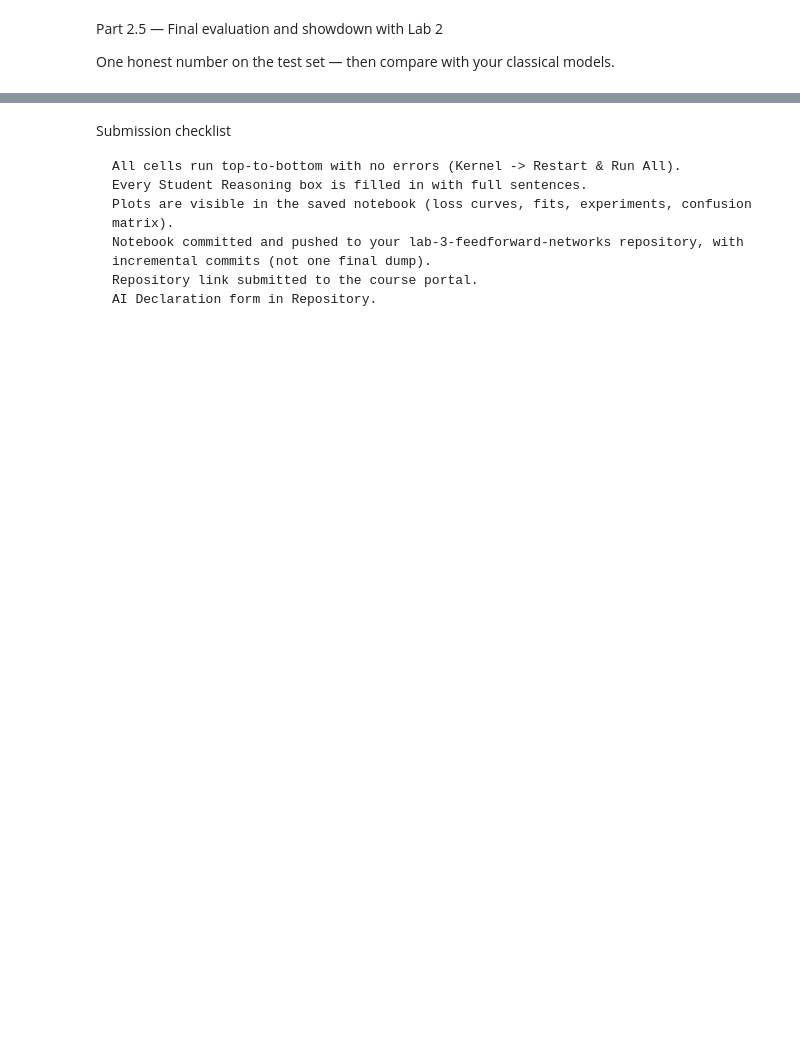
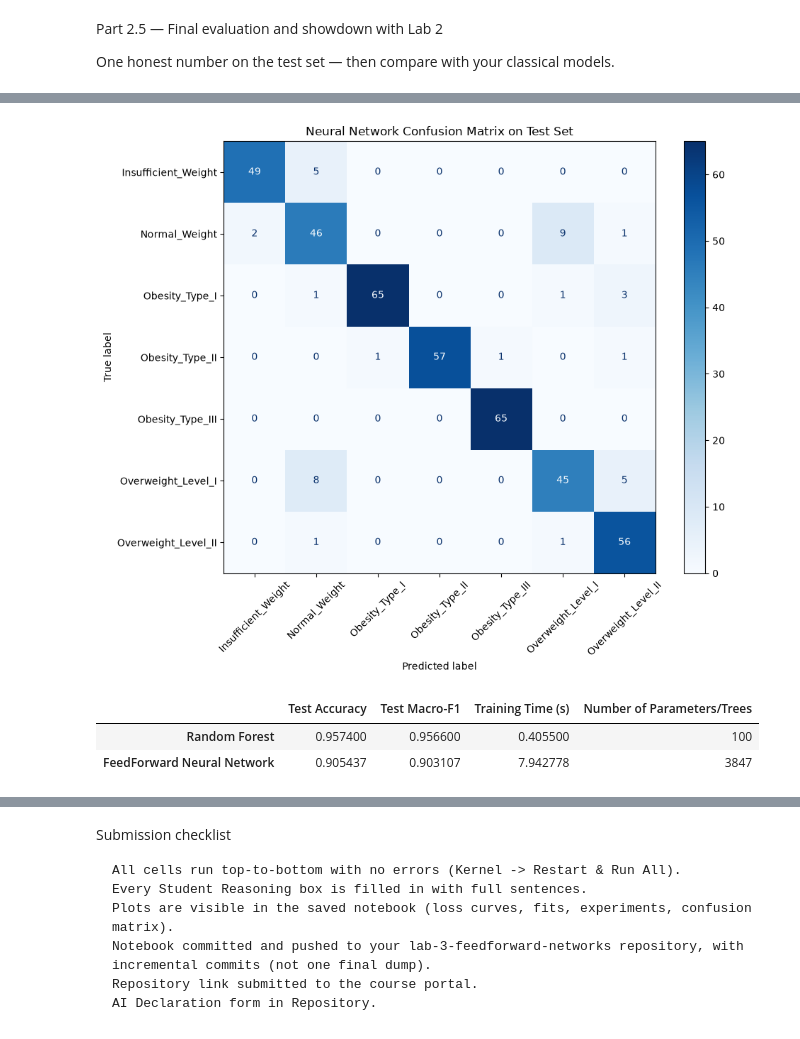
Before and after one commit to Nii-Sowah/lab-3, a Jupyter notebook: lab_3.ipynb, the cells around one changed output, grey strips where cells are left out. Saved outputs shown, nothing was run; the diff lists cells and outputs as text; code cells hidden in the pictures; blank space fills up the shorter version.

```diff
--- a/lab_3.ipynb
+++ b/lab_3.ipynb
@@ -692,14 +735,86 @@ Part 2.5 — Final evaluation and showdown with Lab 2
 
 One honest number on the test set — then compare with your classical models.
 # %%
+import time
+from sklearn.metrics import accuracy_score, f1_score, classification_report, ConfusionMatrixDisplay
 # TODO: Load your best configuration's weights; model.eval().
+best_hidden_sizes = (64, 32)
+best_lr = 1e-3
+best_dropout = 0.0
 
+final_model = FeedForwardNet(input_dim=input_dim, hidden_sizes=best_hidden_sizes, dropout=best_dropout).to(DEVICE)
+
+criterion = nn.CrossEntropyLoss()
+optimizer = optim.Adam(final_model.parameters(), lr=best_lr)
 # TODO: Report test ACCURACY and MACRO-F1
 #   from sklearn.metrics import accuracy_score, f1_score, classification_report
+best_val_accuracy = 0.0
+start_time = time.time()
 
+for epoch in range(1,51):
+    final_model.train()
+    for xb, yb in train_loader:
+        xb, yb = xb.to(DEVICE), yb.to(DEVICE)
+
+        optimizer.zero_grad()
+        logits = final_model(xb)
+        loss = criterion(logits, yb)
+        loss.backward()
+        optimizer.step()
+
+    final_model.eval()
+    with torch.no_grad():
+        val_correct = sum((final_model(xb.to(DEVICE)).argmax(dim=1) == yb.to(DEVICE)).sum().item() for xb, yb in val_loader)
+        val_accuracy = val_correct / len(val_loader.dataset)
+    val_accuracy = val_correct / len(val_loader.dataset)
+
+    if val_accuracy > best_val_accuracy:
+        best_val_accuracy = val_accuracy
+        torch.save(final_model.state_dict(), "ffn_best_final.pt")
+
+nn_training_time = time.time() - start_time
+print(f"Training time: {nn_training_time:.2f} seconds | Best Validation Accuracy: {best_val_accuracy:.4f}")
+
+
+final_model.load_state_dict(torch.load("ffn_best_final.pt"))
+final_model.eval()
+
+
+with torch.no_grad():
+    y_test_pred = []
+    for xb, _ in test_loader:
+        xb = xb.to(DEVICE)
+        logits = final_model(xb)
+        y_test_pred.extend(logits.argmax(dim=1).cpu().numpy())
+
+test_accuracy = accuracy_score(y_test, y_test_pred)
+test_macro_f1 = f1_score(y_test, y_test_pred, average='macro')
+print(f"Test Accuracy: {test_accuracy:.4f}")
+print(f"Test Macro-F1: {test_macro_f1:.4f}")
+print(classification_report(y_test, y_test_pred, target_names=label_encoder.classes_, digits=4))
 # TODO: Confusion matrix for the test set with the 7 class names
 #   from sklearn.metrics import ConfusionMatrixDisplay
+fig, ax = plt.subplots(figsize=(10, 8))
+ConfusionMatrixDisplay.from_predictions(y_test, y_test_pred, display_labels=label_encoder.classes_, xticks_rotation = 45, cmap='Blues', ax=ax)
+ax.set_title('Neural Network Confusion Matrix on Test Set')
+plt.tight_layout()
+plt.show()
 
+
+no_num_params = sum(p.numel() for p in final_model.parameters() if p.requires_grad)
 # TODO: Build a small comparison table (a pandas DataFrame is fine):
 #   rows = [your best Lab 2 classifier, this neural network]
 #   cols = [test accuracy, test macro-F1, training time, number of parameters/trees]
+
+comparison_data = {
+    "Test Accuracy": [0.9574, test_accuracy],
+    "Test Macro-F1": [0.9566, test_macro_f1],
+    "Training Time (s)": [0.4055, nn_training_time],
+    "Number of Parameters/Trees": [100, no_num_params]
+}
+
+df_comparison = pd.DataFrame(comparison_data, index=["Random Forest", "FeedForward Neural Network"])
+display(df_comparison)
+rows = ["Random Forest", "FeedForward Neural Network"]
+cols = ["Test Accuracy", "Test Macro-F1", "Training Time", "Number of Parameters/Trees"]
+# %% [output]
@@ -706,3 +837,7 @@ One honest number on the test set — then compare with your classical models.
+[figure, added]
+|  | Test Accuracy | Test Macro-F1 | Training Time (s) | Number of Parameters/Trees |
+| Random Forest | 0.957400 | 0.956600 | 0.405500 | 100 |
+| FeedForward Neural Network | 0.905437 | 0.903107 | 7.942778 | 3847 |
 # %% [markdown]
 Student Reasoning — Final evaluation 1. Which obesity levels does the network still confuse, and are they the same ones your Lab 2 classifier confused? 2. Who wins the showdown — the neural network or the classical model? Was the extra effort of deep learning worth it on THIS dataset? When would it be?
 
```
Also changed, not shown: parts of 5 cells of this notebook, 1 other file.
